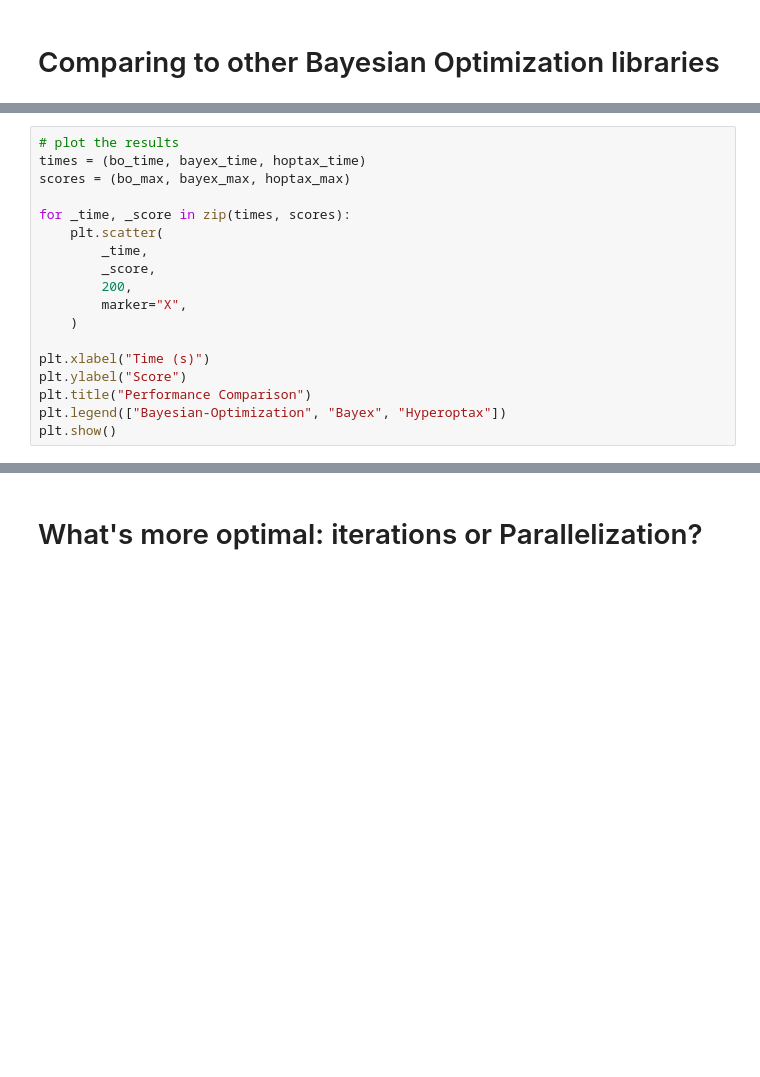
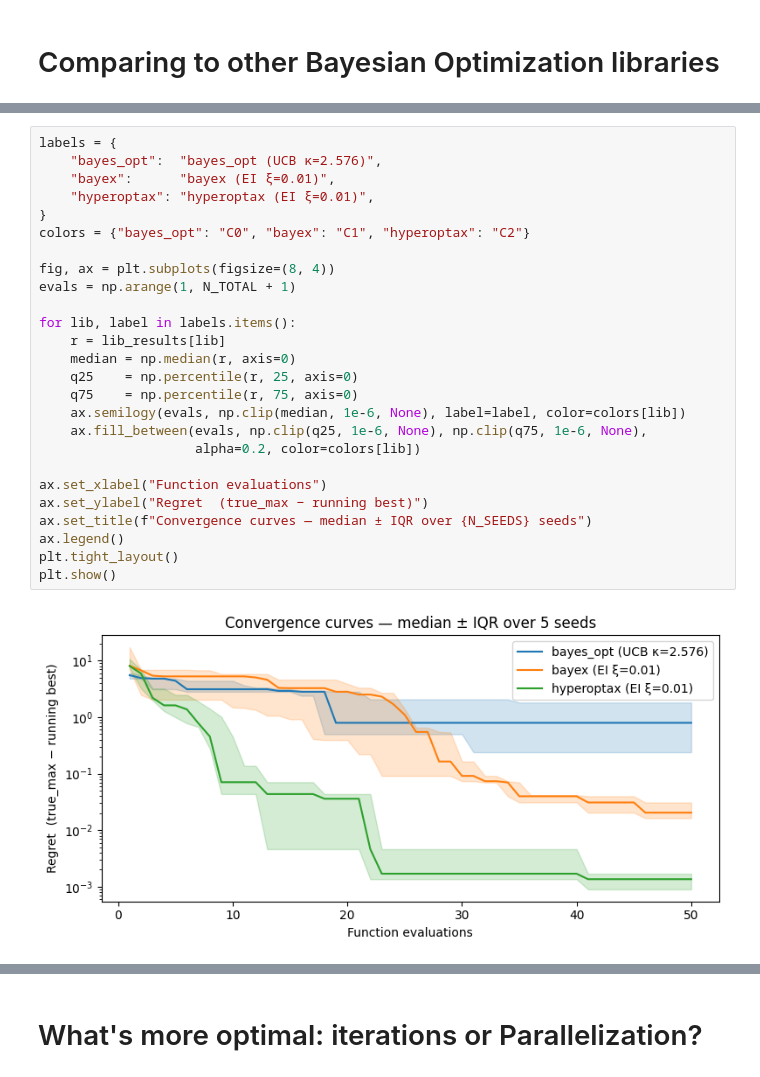
Before and after one commit to TheodoreWolf/hyperoptax, a Jupyter notebook: notebooks/performance.ipynb, the cells around one changed output, grey strips where cells are left out. Drawn from its saved outputs; the diff is of its cells as text; blank space fills up the shorter version.

```diff
--- a/notebooks/performance.ipynb
+++ b/notebooks/performance.ipynb
@@ -110,18 +17,0 @@ TypeError: tuple indices must be integers or slices, not str
-# %%
-# plot the results
-times = (bo_time, bayex_time, hoptax_time)
-scores = (bo_max, bayex_max, hoptax_max)
-
-for _time, _score in zip(times, scores):
-    plt.scatter(
-        _time,
-        _score,
-        200,
-        marker="X",
-    )
-
-plt.xlabel("Time (s)")
-plt.ylabel("Score")
-plt.title("Performance Comparison")
-plt.legend(["Bayesian-Optimization", "Bayex", "Hyperoptax"])
-plt.show()
@@ -129,0 +151,28 @@ plt.show()
+# %%
+labels = {
+    "bayes_opt":  "bayes_opt (UCB κ=2.576)",
+    "bayex":      "bayex (EI ξ=0.01)",
+    "hyperoptax": "hyperoptax (EI ξ=0.01)",
+}
+colors = {"bayes_opt": "C0", "bayex": "C1", "hyperoptax": "C2"}
+
+fig, ax = plt.subplots(figsize=(8, 4))
+evals = np.arange(1, N_TOTAL + 1)
+
+for lib, label in labels.items():
+    r = lib_results[lib]
+    median = np.median(r, axis=0)
+    q25    = np.percentile(r, 25, axis=0)
+    q75    = np.percentile(r, 75, axis=0)
+    ax.semilogy(evals, np.clip(median, 1e-6, None), label=label, color=colors[lib])
+    ax.fill_between(evals, np.clip(q25, 1e-6, None), np.clip(q75, 1e-6, None),
+                    alpha=0.2, color=colors[lib])
+
+ax.set_xlabel("Function evaluations")
+ax.set_ylabel("Regret  (true_max − running best)")
+ax.set_title(f"Convergence curves — median ± IQR over {N_SEEDS} seeds")
+ax.legend()
+plt.tight_layout()
+plt.show()
+# %% [output]
+[figure, added]
```
Also changed, not shown: parts of 18 cells of this notebook, 19 other files.
